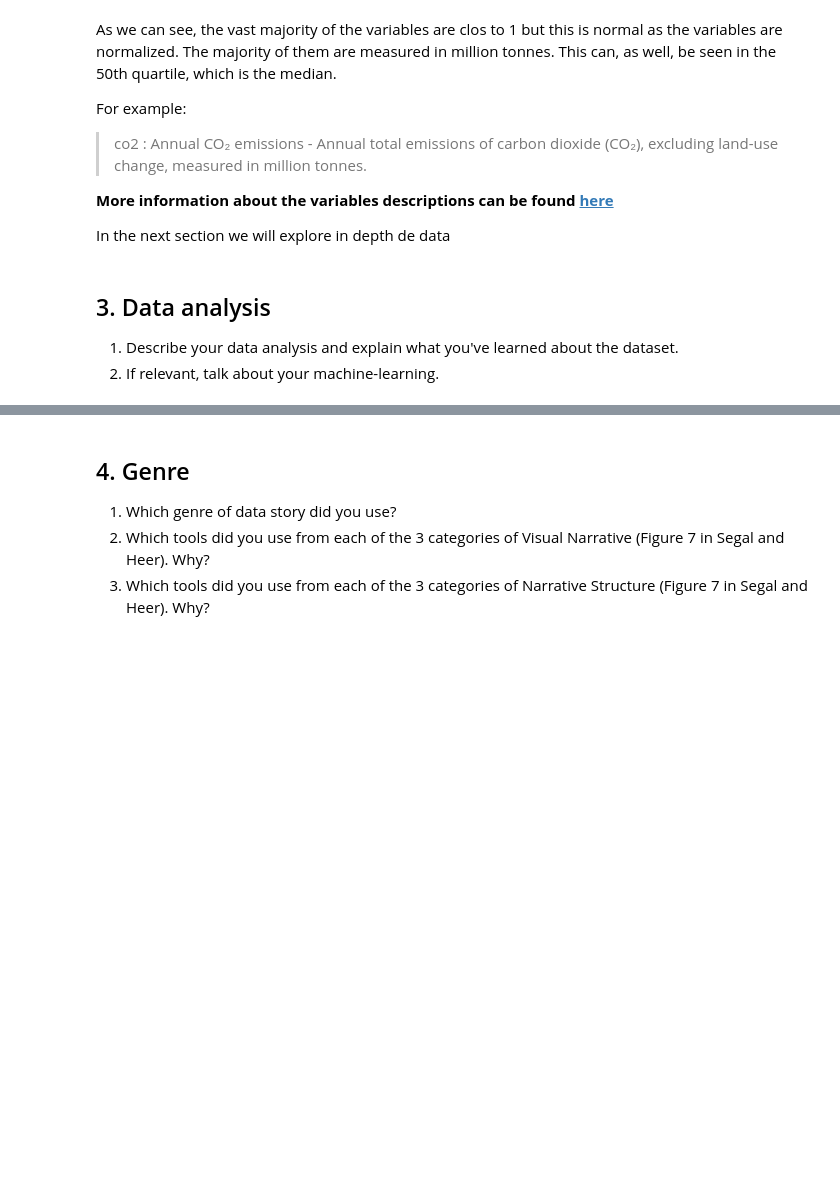
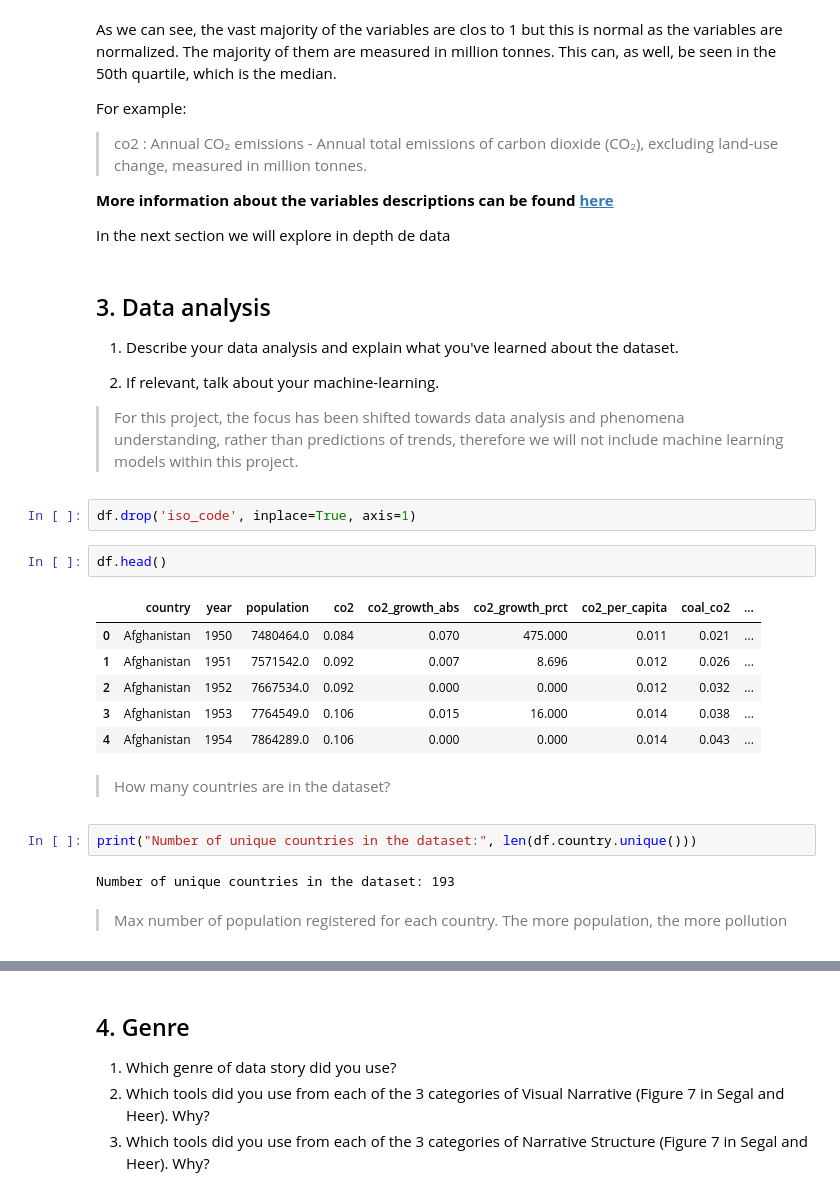
Before and after one commit to magolimbo/Social_data_analysis_and_visualisation, a Jupyter notebook: project/main.ipynb, the cells around one changed output, grey strips where cells are left out. Cells and saved outputs as stored; diff of their text form; blank space fills up the shorter version.

```diff
--- a/project/main.ipynb
+++ b/project/main.ipynb
@@ -283,4 +283,26 @@ In the next section we will explore in depth de data
 # %% [markdown]
 ## 3. Data analysis
 1. Describe your data analysis and explain what you've learned about the dataset.
+>
+
 2. If relevant, talk about your machine-learning.
+> For this project, the focus has been shifted towards data analysis and phenomena understanding, rather than predictions of trends, therefore we will not include machine learning models within this project.
+# %%
+df.drop('iso_code', inplace=True, axis=1)
+# %%
+df.head()
+# %% [output]
+|  | country | year | population | co2 | co2_growth_abs | co2_growth_prct | co2_per_capita | coal_co2 | ... |
+| 0 | Afghanistan | 1950 | 7480464.0 | 0.084 | 0.070 | 475.000 | 0.011 | 0.021 | ... |
+| 1 | Afghanistan | 1951 | 7571542.0 | 0.092 | 0.007 | 8.696 | 0.012 | 0.026 | ... |
+| 2 | Afghanistan | 1952 | 7667534.0 | 0.092 | 0.000 | 0.000 | 0.012 | 0.032 | ... |
+| 3 | Afghanistan | 1953 | 7764549.0 | 0.106 | 0.015 | 16.000 | 0.014 | 0.038 | ... |
+| 4 | Afghanistan | 1954 | 7864289.0 | 0.106 | 0.000 | 0.000 | 0.014 | 0.043 | ... |
+# %% [markdown]
+>How many countries are in the dataset?
+# %%
+print("Number of unique countries in the dataset:", len(df.country.unique()))
+# %% [output]
+Number of unique countries in the dataset: 193
+# %% [markdown]
+> Max number of population registered for each country. The more population, the more pollution
```
Also changed, not shown: parts of 9 cells of this notebook.
